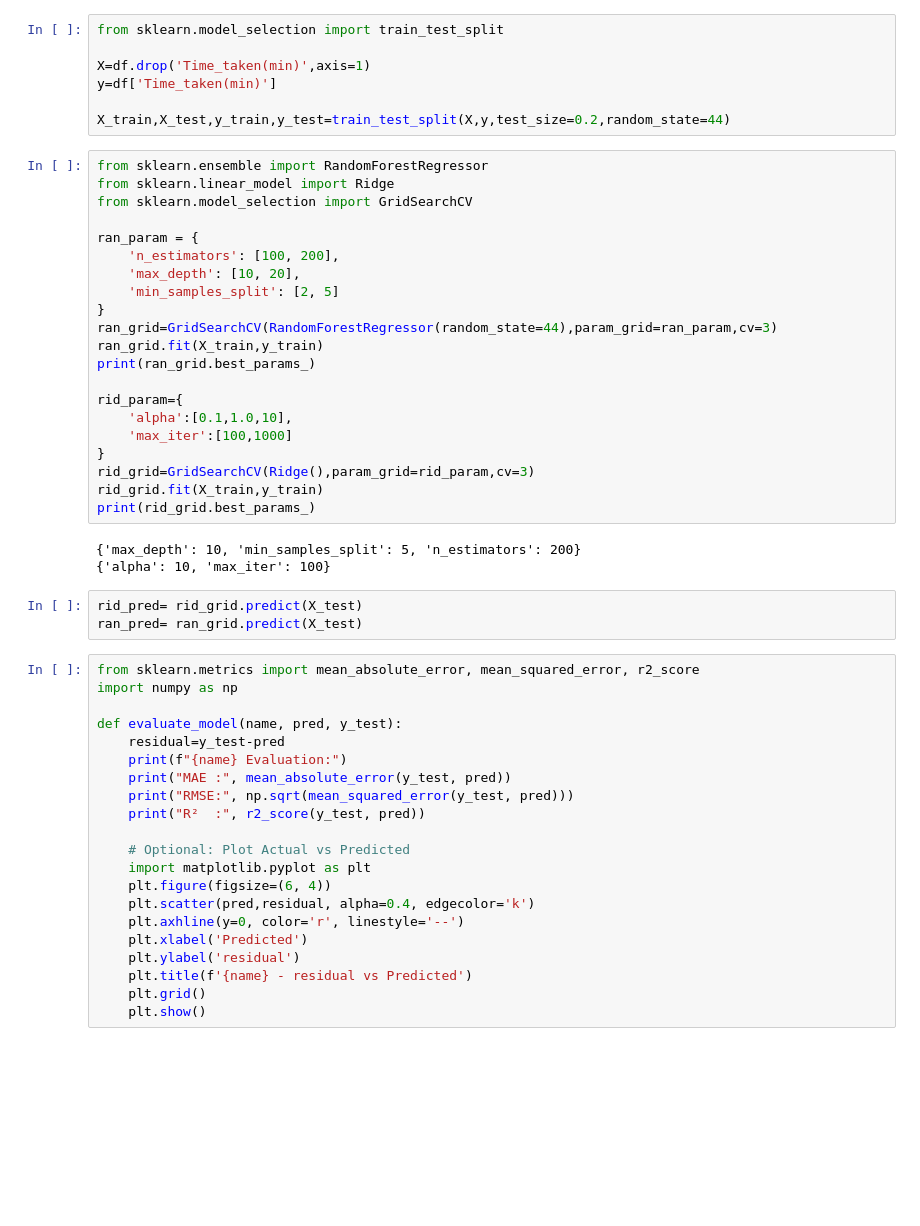
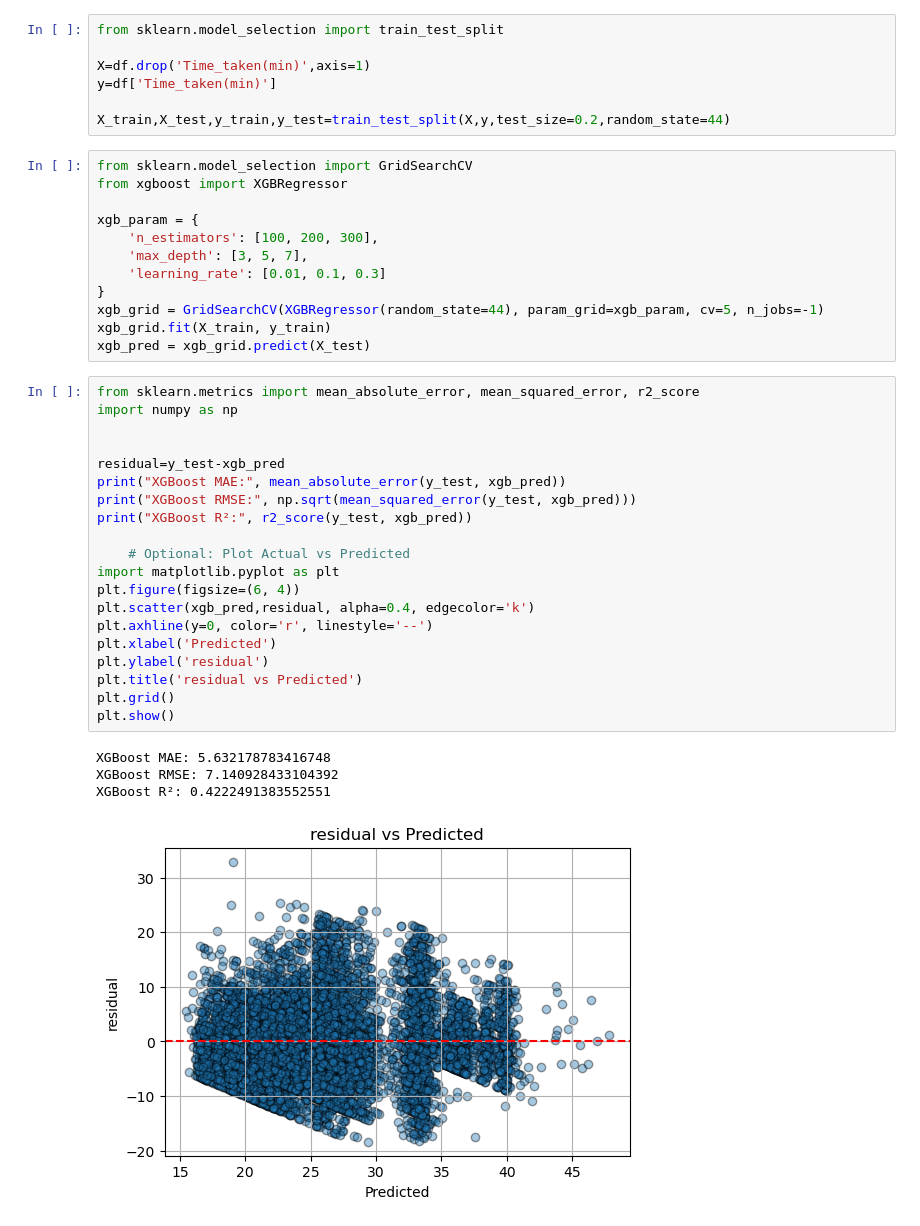
Before and after one commit to sarfraspc/Delivery-Time-Predictor, a Jupyter notebook: src/training.ipynb, the cells around one changed output. Cells and saved outputs as stored; diff of their text form; blank space fills up the shorter version.

Commit message:
tried xgboost

```diff
--- a/src/training.ipynb
+++ b/src/training.ipynb
@@ -11,50 +11,39 @@ y=df['Time_taken(min)']
 
 X_train,X_test,y_train,y_test=train_test_split(X,y,test_size=0.2,random_state=44)
 # %%
-from sklearn.ensemble import RandomForestRegressor
-from sklearn.linear_model import Ridge
 from sklearn.model_selection import GridSearchCV
+from xgboost import XGBRegressor
 
-ran_param = {
-    'n_estimators': [100, 200],
-    'max_depth': [10, 20],
-    'min_samples_split': [2, 5]
+xgb_param = {
+    'n_estimators': [100, 200, 300],
+    'max_depth': [3, 5, 7],
+    'learning_rate': [0.01, 0.1, 0.3]
 }
-ran_grid=GridSearchCV(RandomForestRegressor(random_state=44),param_grid=ran_param,cv=3)
-ran_grid.fit(X_train,y_train)
-print(ran_grid.best_params_)
-
-rid_param={
-    'alpha':[0.1,1.0,10],
-    'max_iter':[100,1000]
-}
-rid_grid=GridSearchCV(Ridge(),param_grid=rid_param,cv=3)
-rid_grid.fit(X_train,y_train)
-print(rid_grid.best_params_)
+xgb_grid = GridSearchCV(XGBRegressor(random_state=44), param_grid=xgb_param, cv=5, n_jobs=-1)
+xgb_grid.fit(X_train, y_train)
+xgb_pred = xgb_grid.predict(X_test)
-# %% [output]
-{'max_depth': 10, 'min_samples_split': 5, 'n_estimators': 200}
-{'alpha': 10, 'max_iter': 100}
-# %%
-rid_pred= rid_grid.predict(X_test)
-ran_pred= ran_grid.predict(X_test)
 # %%
 from sklearn.metrics import mean_absolute_error, mean_squared_error, r2_score
 import numpy as np
 
-def evaluate_model(name, pred, y_test):
-    residual=y_test-pred
-    print(f"{name} Evaluation:")
-    print("MAE :", mean_absolute_error(y_test, pred))
-    print("RMSE:", np.sqrt(mean_squared_error(y_test, pred)))
-    print("R²  :", r2_score(y_test, pred))
+
+residual=y_test-xgb_pred
+print("XGBoost MAE:", mean_absolute_error(y_test, xgb_pred))
+print("XGBoost RMSE:", np.sqrt(mean_squared_error(y_test, xgb_pred)))
+print("XGBoost R²:", r2_score(y_test, xgb_pred))
 
     # Optional: Plot Actual vs Predicted
-    import matplotlib.pyplot as plt
-    plt.figure(figsize=(6, 4))
-    plt.scatter(pred,residual, alpha=0.4, edgecolor='k')
-    plt.axhline(y=0, color='r', linestyle='--')
-    plt.xlabel('Predicted')
-    plt.ylabel('residual')
-    plt.title(f'{name} - residual vs Predicted')
-    plt.grid()
-    plt.show()
+import matplotlib.pyplot as plt
+plt.figure(figsize=(6, 4))
+plt.scatter(xgb_pred,residual, alpha=0.4, edgecolor='k')
+plt.axhline(y=0, color='r', linestyle='--')
+plt.xlabel('Predicted')
+plt.ylabel('residual')
+plt.title('residual vs Predicted')
+plt.grid()
+plt.show()
+# %% [output]
+XGBoost MAE: 5.632178783416748
+XGBoost RMSE: 7.140928433104392
+XGBoost R²: 0.4222491383552551
+[figure, added]
```
Also changed, not shown: parts of 3 cells of this notebook, 4 other files.
